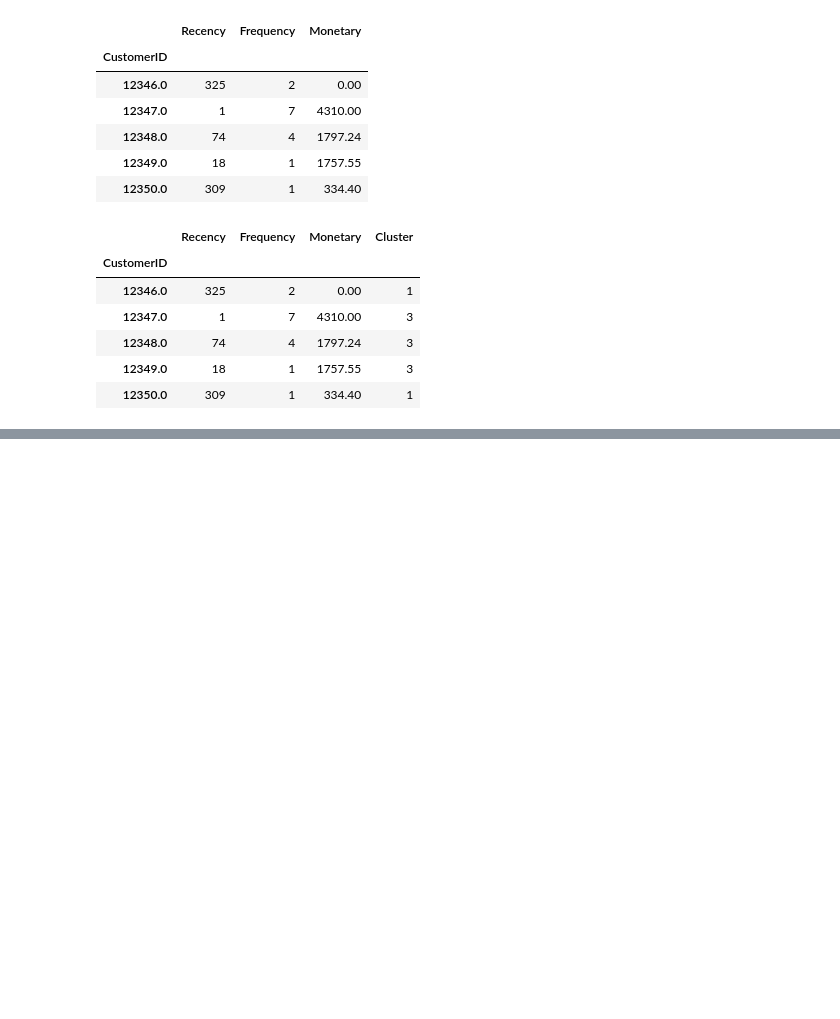
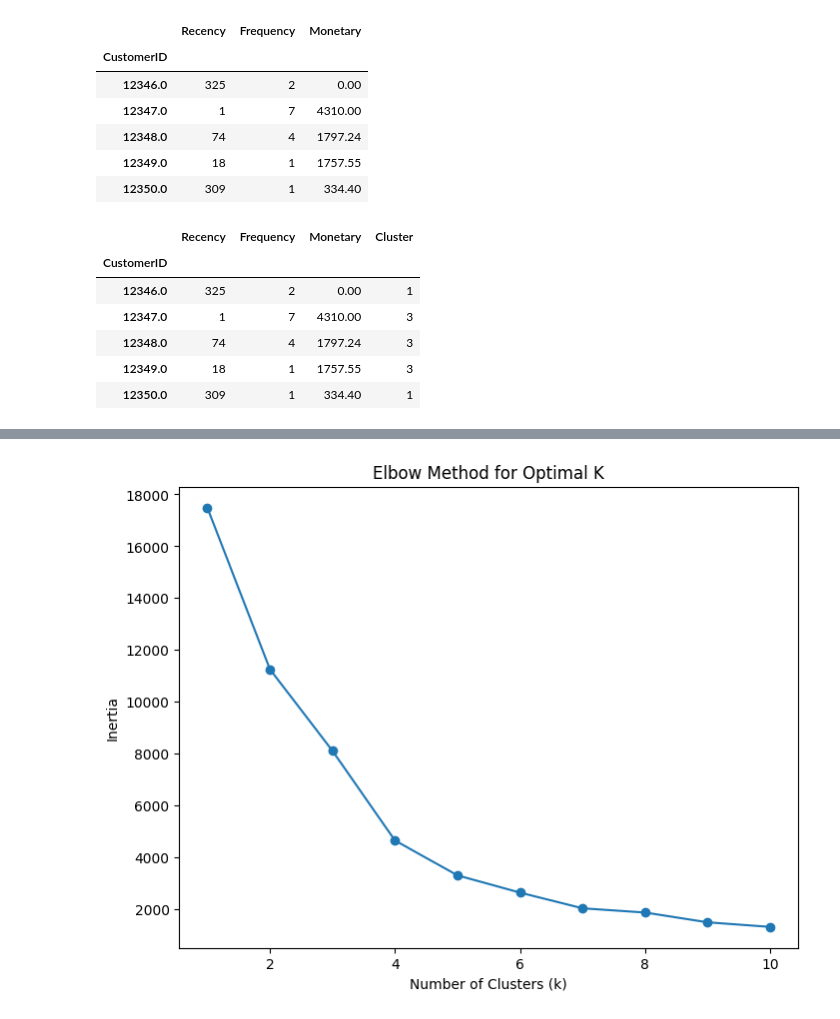
Before and after one commit to Dusein/MachineLearningTask, a Jupyter notebook: 6WeekTask/Clustering_Model_For_Online_Retail.ipynb, the cells around one changed output, grey strips where cells are left out. Saved outputs shown, nothing was run; the diff lists cells and outputs as text; code cells hidden in the pictures; blank space fills up the shorter version.

```diff
--- a/6WeekTask/Clustering_Model_For_Online_Retail.ipynb
+++ b/6WeekTask/Clustering_Model_For_Online_Retail.ipynb
@@ -87,0 +123,26 @@ rfm_data.head()
+# %%
+import matplotlib.pyplot as plt
+from sklearn.cluster import KMeans
+from sklearn.preprocessing import StandardScaler
+
+# Normalisasi data RFM jika belum dilakukan
+scaler = StandardScaler()
+data_scaled = scaler.fit_transform(rfm_data)
+
+# Menghitung inertia untuk berbagai jumlah cluster
+inertias = []
+cluster_range = range(1, 11)  # Coba cluster dari 1 hingga 10
+for k in cluster_range:
+    kmeans = KMeans(n_clusters=k, random_state=42)
+    kmeans.fit(data_scaled)
+    inertias.append(kmeans.inertia_)
+
+# Visualisasi elbow plot
+plt.figure(figsize=(8, 6))
+plt.plot(cluster_range, inertias, marker='o')
+plt.title("Elbow Method for Optimal K")
+plt.xlabel("Number of Clusters (k)")
+plt.ylabel("Inertia")
+plt.show()
+# %% [output]
+[figure, added]
```
Also changed, not shown: parts of 6 cells of this notebook.
